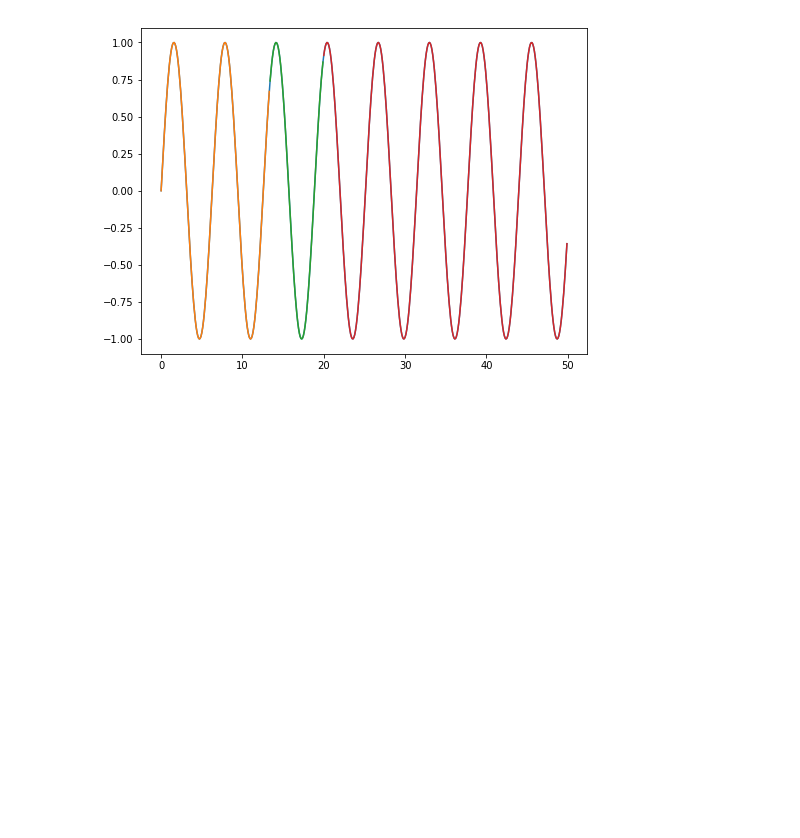
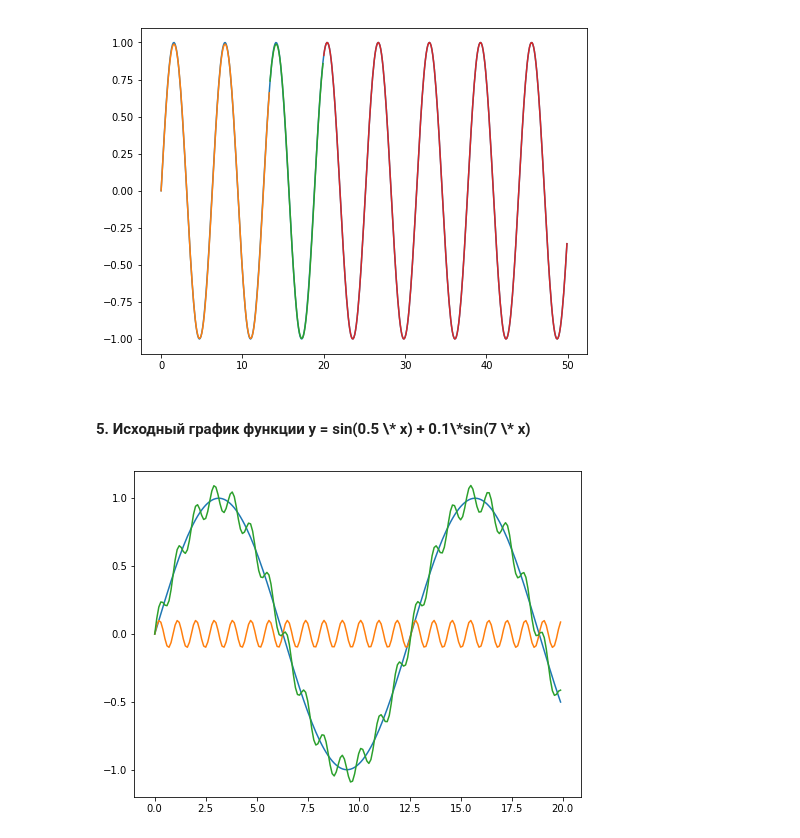
Before and after one commit to paradisensei/Machine-learning, a Jupyter notebook: notebooks/TimeSeriesPrediction.ipynb, the cells around one changed output. Saved outputs shown, nothing was run; the diff lists cells and outputs as text; code cells hidden in the pictures; blank space fills up the shorter version.

```diff
--- a/notebooks/TimeSeriesPrediction.ipynb
+++ b/notebooks/TimeSeriesPrediction.ipynb
@@ -153,0 +122,12 @@ plt.plot(Xx, yy[look_back:len(yy)]);
+# %% [markdown]
+<h4>5. Исходный график функции y = sin(0.5 \* x) + 0.1\*sin(7 \* x)</h4>
+# %%
+X = np.arange(0, 20, 0.1)
+y = np.sin(0.5 * X)
+yy = 0.1 * np.sin(X * 7)
+plt.plot(X, y);
+plt.plot(X, yy);
+plt.plot(X, y + yy);
+y = y + yy
+# %% [output]
+[figure, added]
```
Also changed, not shown: parts of 5 cells of this notebook, 9 other files.
